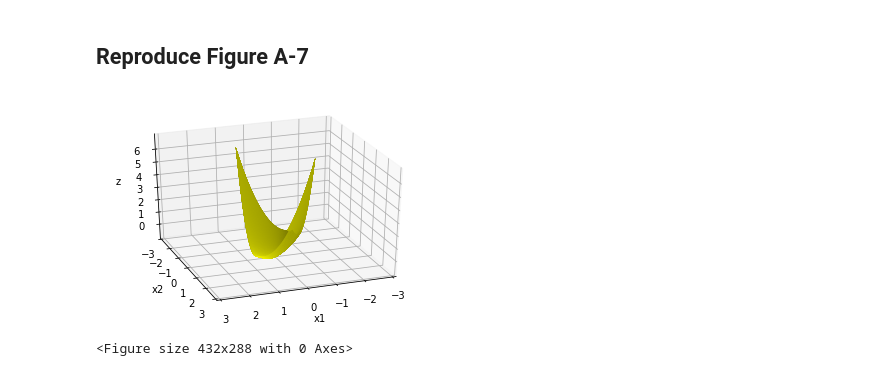
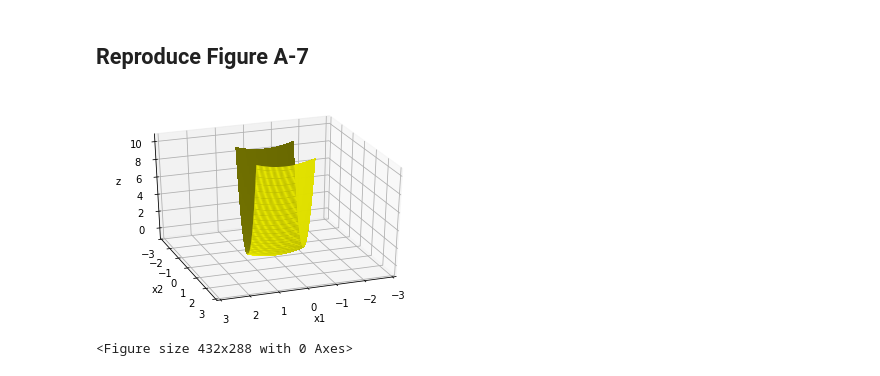
Before and after one commit to gnitnaw/LDL, a Jupyter notebook: stand_alone/aAFig_A7.ipynb, the cells around one changed output. Cells and saved outputs as stored; diff of their text form; code cells hidden in the pictures.

```diff
--- a/stand_alone/aAFig_A7.ipynb
+++ b/stand_alone/aAFig_A7.ipynb
@@ -28,33 +28,33 @@ np.random.seed(1357)
 # %%
 a = 0.5
 b = 1.414
 rr = 100
 def f(x1, x2, theta):
     return np.power((x1*np.cos(theta)-x2*np.sin(theta))/a,2)+np.power((x1*np.sin(theta)+x2*np.cos(theta))/b,2)-1
 
 def sigmoid(x):
     return 1 / (1 + np.exp(-x))
 
 x1 = np.linspace(-1,1,rr)
 x2 = np.linspace(-1,1,rr)
-th = np.linspace(pi/4*0.9, pi/4*1.1, rr)
+th = pi/0.4
 
 fig = plt.figure()
 ax = plt.axes(projection='3d')
 X1, X2 = np.meshgrid(x1, x2)
 for i in range(rr):
-    Z = f(X1, X2, th[i])
+    Z = f(X1, X2, th)
     ax.plot_surface(X1, X2, Z, color='yellow');
 plt.xlim(-3,3)
 plt.ylim(-3,3)
 ax.set_xlabel('x1')
 ax.set_ylabel('x2')
 ax.set_zlabel('z');
 ax.view_init(30, 70)
 # %%%%%%%%%%%%%%%%%%%%%%%%%%%%%%%%%%%%%%%%%%%%%%%%%%%%%%%%%%%%%%%%%%%%%%%%%%%
 fig = plt.figure()
 plt.show()
 # %%%%%%%%%%%%%%%%%%%%%%%%%%%%%%%%%%%%%%%%%%%%%%%%%%%%%%%%%%%%%%%%%%%%%%%%%%%
 # %% [output]
-[figure, old version]
+[figure, new version]
 <Figure size 432x288 with 0 Axes>
```
